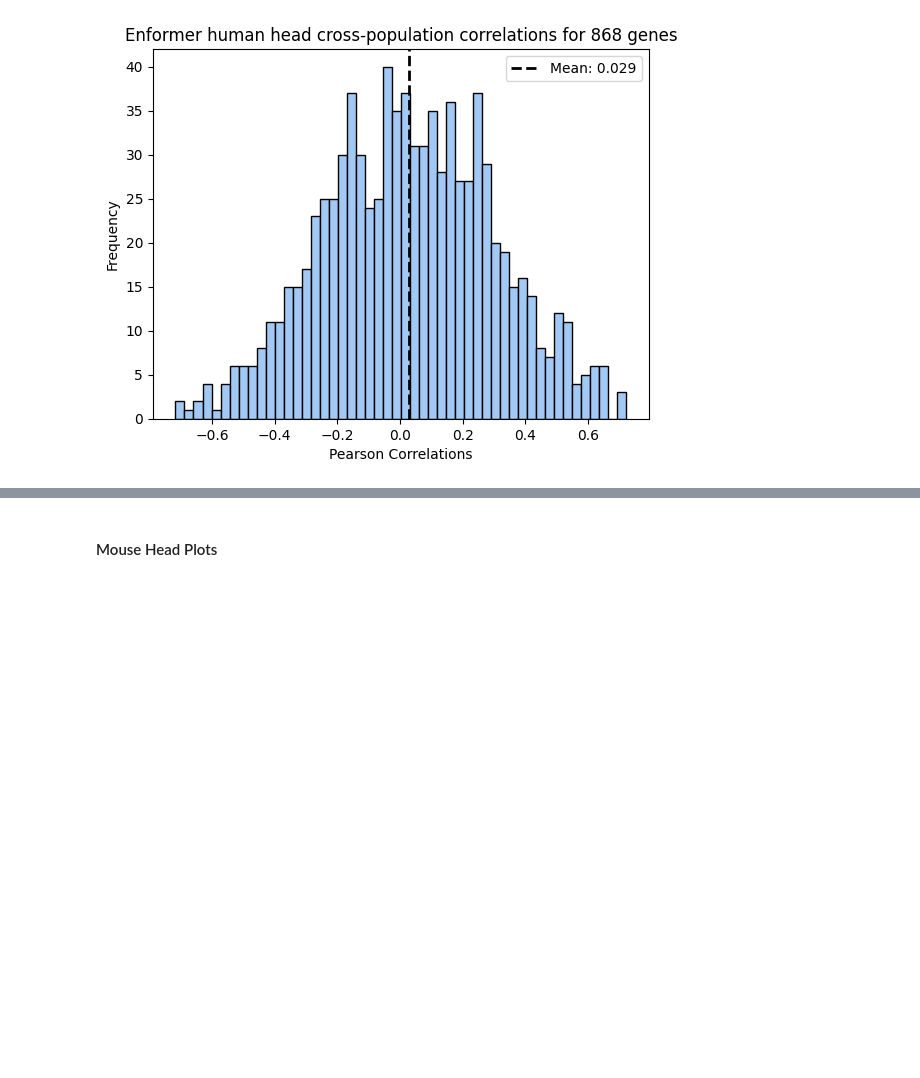
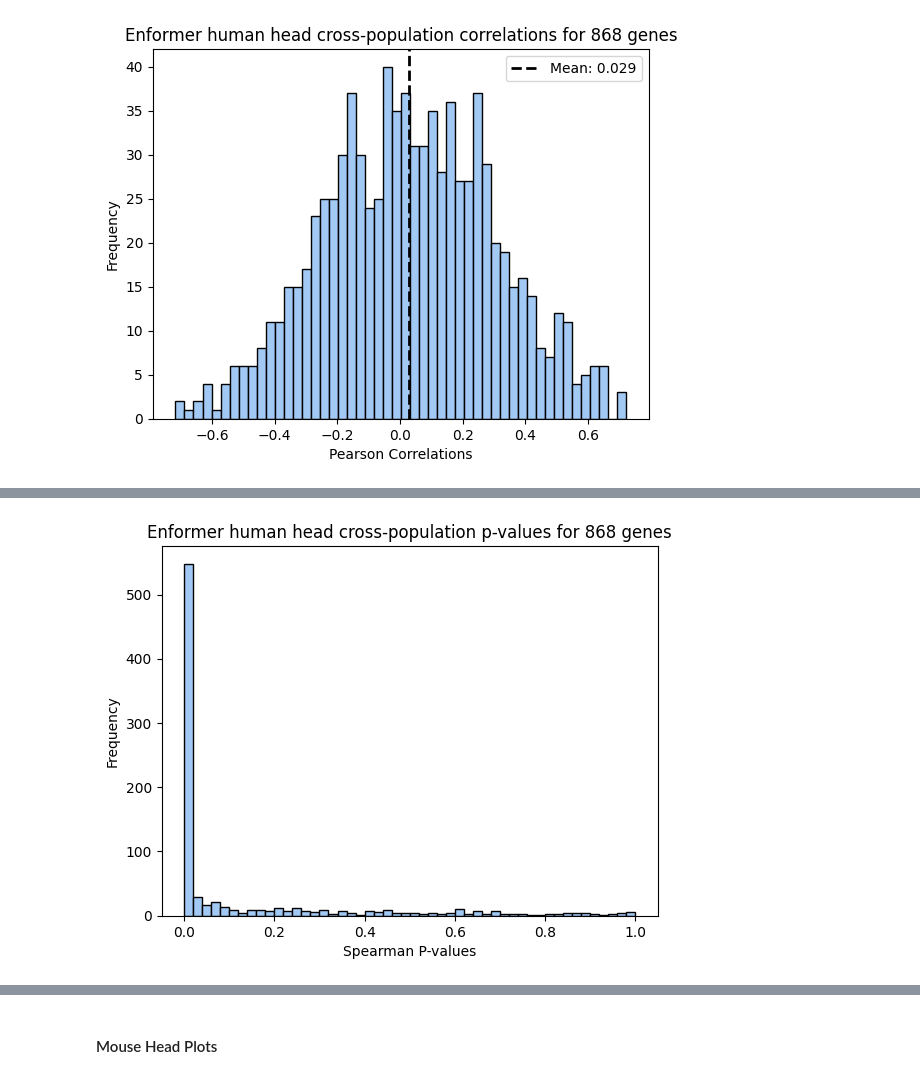
Before and after one commit to hakyimlab/sabrina-deep-learning-in-genomics, a Jupyter notebook: posts/2023-08-31-Br-personalized-prediction-on-more-genes/index.ipynb, the cells around one changed output, grey strips where cells are left out. Cells and saved outputs as stored; diff of their text form; code cells hidden in the pictures; blank space fills up the shorter version.

```diff
--- a/posts/2023-08-31-Br-personalized-prediction-on-more-genes/index.ipynb
+++ b/posts/2023-08-31-Br-personalized-prediction-on-more-genes/index.ipynb
@@ -171,11 +191,10 @@ plt.show()
 # %%
 # Plot a histogram
-plt.hist(spearman_corr_by_gene["human"].abs(), bins=50, edgecolor='black', color=colors[0])  # 'bins' determines the number of bins or bars
-plt.title('Enformer human head cross-population correlations for 868 genes')
-plt.xlabel('Spearman Correlations')
+plt.hist(spearman_corr_human['pvalue'], bins=50, edgecolor='black', color=colors[0])  # 'bins' determines the number of bins or bars
+plt.title('Enformer human head cross-population p-values for 868 genes')
+plt.xlabel('Spearman P-values')
 plt.ylabel('Frequency')
-mean = np.mean(spearman_corr_by_gene["human"])
-plt.axvline(mean, color='black', linestyle='dashed', linewidth=2, label=f'Mean: {mean:.3f}')
-plt.legend()
 # Display the plot
 plt.show()
+# %% [output]
+[figure, added]
```
Also changed, not shown: parts of 9 cells of this notebook.
